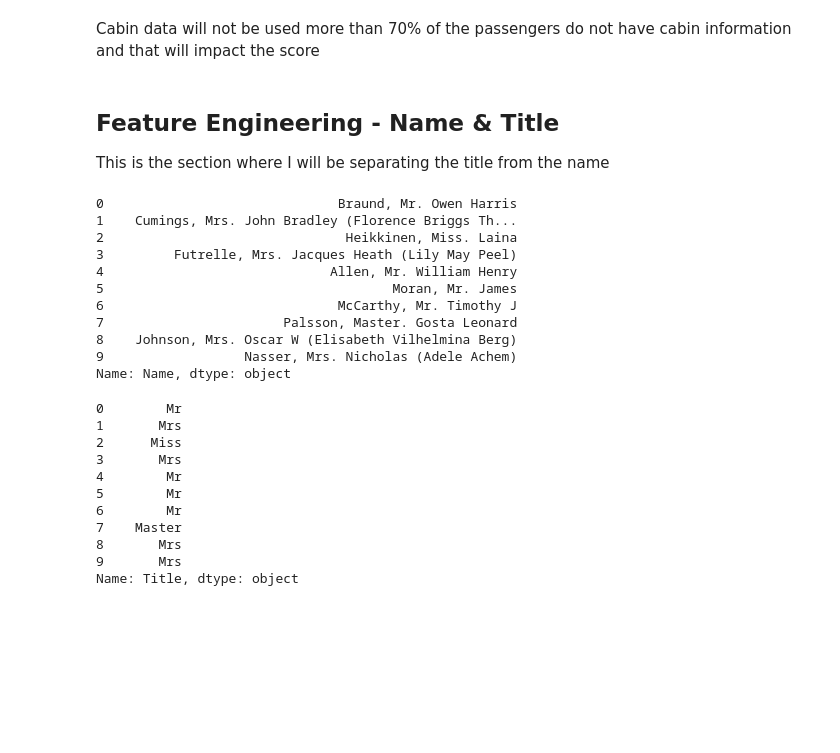
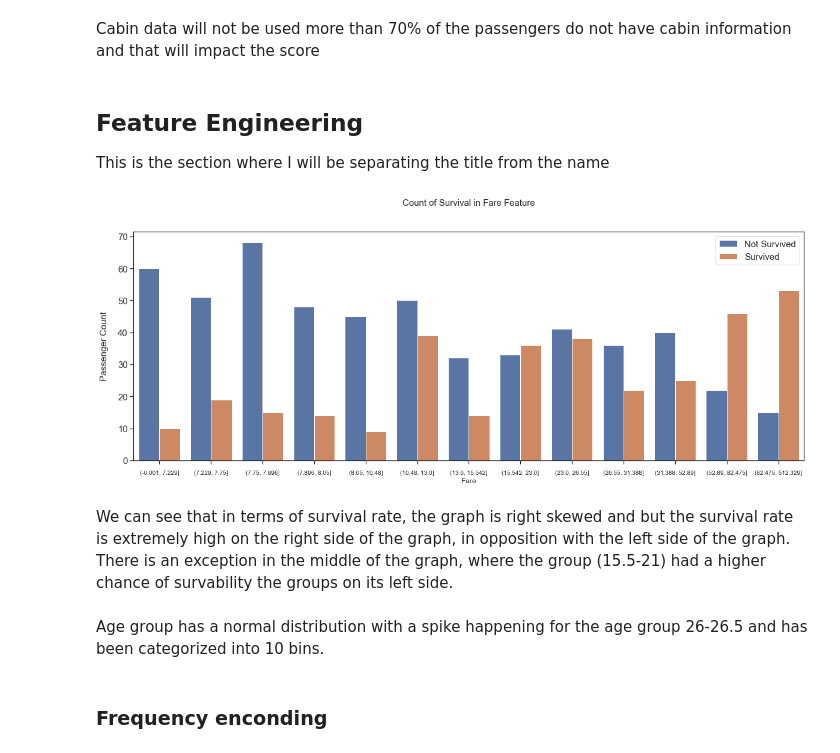
Before and after one commit to VallentinDS/Data-Science-Projects, a Jupyter notebook: Titanic - Kaggle ML Predictions/Titanic - Kaggle Machine Learning Challenge.ipynb, the cells around one changed output. Saved outputs shown, nothing was run; the diff lists cells and outputs as text; code cells hidden in the pictures; blank space fills up the shorter version.

Commit message:
Feature engineering and score improvement

```diff
--- a/Titanic - Kaggle ML Predictions/Titanic - Kaggle Machine Learning Challenge.ipynb
+++ b/Titanic - Kaggle ML Predictions/Titanic - Kaggle Machine Learning Challenge.ipynb
@@ -498,37 +497,6 @@ See Full Dataframe in Mito
 # %% [markdown]
 Cabin data will not be used more than 70% of the passengers do not have cabin information and that will impact the score
 # %% [markdown]
-## Feature Engineering - Name & Title
+## Feature Engineering
 
 This is the section where I will be separating the title from the name
-# %%
-train_data['Name'].head(10)
-# %% [output]
-0                              Braund, Mr. Owen Harris
-1    Cumings, Mrs. John Bradley (Florence Briggs Th...
-2                               Heikkinen, Miss. Laina
-3         Futrelle, Mrs. Jacques Heath (Lily May Peel)
-4                             Allen, Mr. William Henry
-5                                     Moran, Mr. James
-6                              McCarthy, Mr. Timothy J
-7                       Palsson, Master. Gosta Leonard
-8    Johnson, Mrs. Oscar W (Elisabeth Vilhelmina Berg)
-9                  Nasser, Mrs. Nicholas (Adele Achem)
-Name: Name, dtype: object
-# %%
-name = train_data['Name']
-train_data['Title'] = [i.split(".")[0].split(",")[-1].strip() for i in name]
-
-train_data['Title'].head(10)
-# %% [output]
-0        Mr
-1       Mrs
-2      Miss
-3       Mrs
-4        Mr
-5        Mr
-6        Mr
-7    Master
-8       Mrs
-9       Mrs
-Name: Title, dtype: object
@@ -534,0 +508,17 @@ Name: Title, dtype: object
+# %%
+fig, ax = plt.subplots(figsize=(20,7))
+sns.countplot(x='Fare', hue='Survived', data=train_data)
+
+plt.ylabel("Passenger Count", size= 15, labelpad=15)
+plt.tick_params(axis='y', labelsize= 15)
+plt.tick_params(axis='x', labelsize= 10, pad= 10)
+
+plt.legend(['Not Survived', 'Survived'], loc='upper right', prop={'size':15})
+plt.title('Count of Survival in {} Feature'.format('Fare'), size= 15, y= 1.1)
+
+plt.show()
+# %% [output]
+[figure, added]
+# %% [markdown]
+We can see that in terms of survival rate, the graph is right skewed and but the survival rate is extremely high on the right side of the graph, in opposition with the left side of the graph.
+There is an exception in the middle of the graph, where the group (15.5-21) had a higher chance of survability the groups on its left side.
@@ -534,0 +539,4 @@ Name: Title, dtype: object
+# %% [markdown]
+Age group has a normal distribution with a spike happening for the age group 26-26.5 and has been categorized into 10 bins.
+# %% [markdown]
+### Frequency enconding
```
Also changed, not shown: parts of 55 cells of this notebook.
